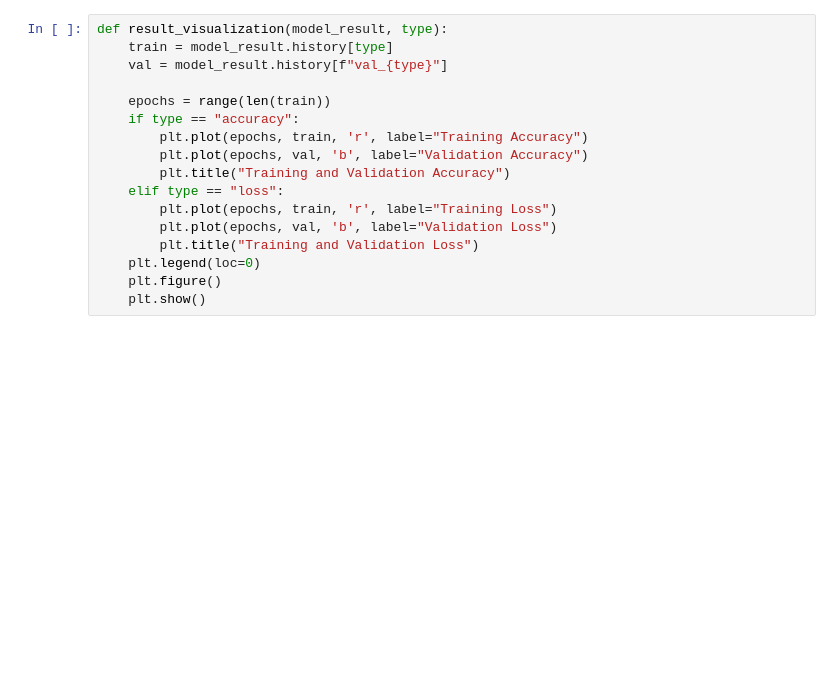
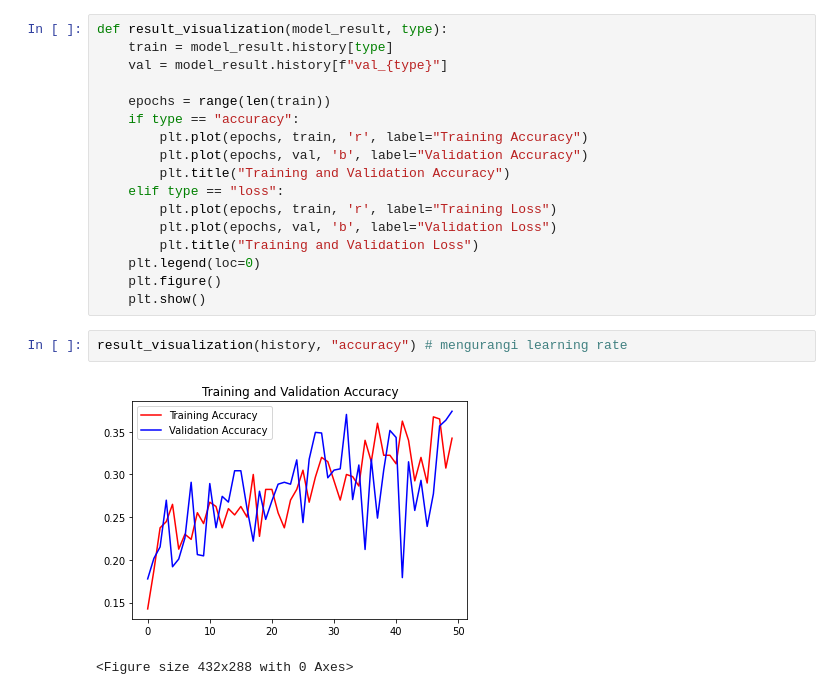
Before and after one commit to cat-pedigree/CatPedigree_ML_Model, a Jupyter notebook: model_CNN_bugi.ipynb, the cells around one changed output. Cells and saved outputs as stored; diff of their text form; blank space fills up the shorter version.

```diff
--- a/model_CNN_bugi.ipynb
+++ b/model_CNN_bugi.ipynb
@@ -181,4 +184,9 @@ def result_visualization(model_result, type):
     plt.legend(loc=0)
     plt.figure()
     plt.show()
+# %%
+result_visualization(history, "accuracy") # mengurangi learning rate
+# %% [output]
+[figure, added]
+<Figure size 432x288 with 0 Axes>
 # %%
```
Also changed, not shown: parts of 6 cells of this notebook, 2 other files.
